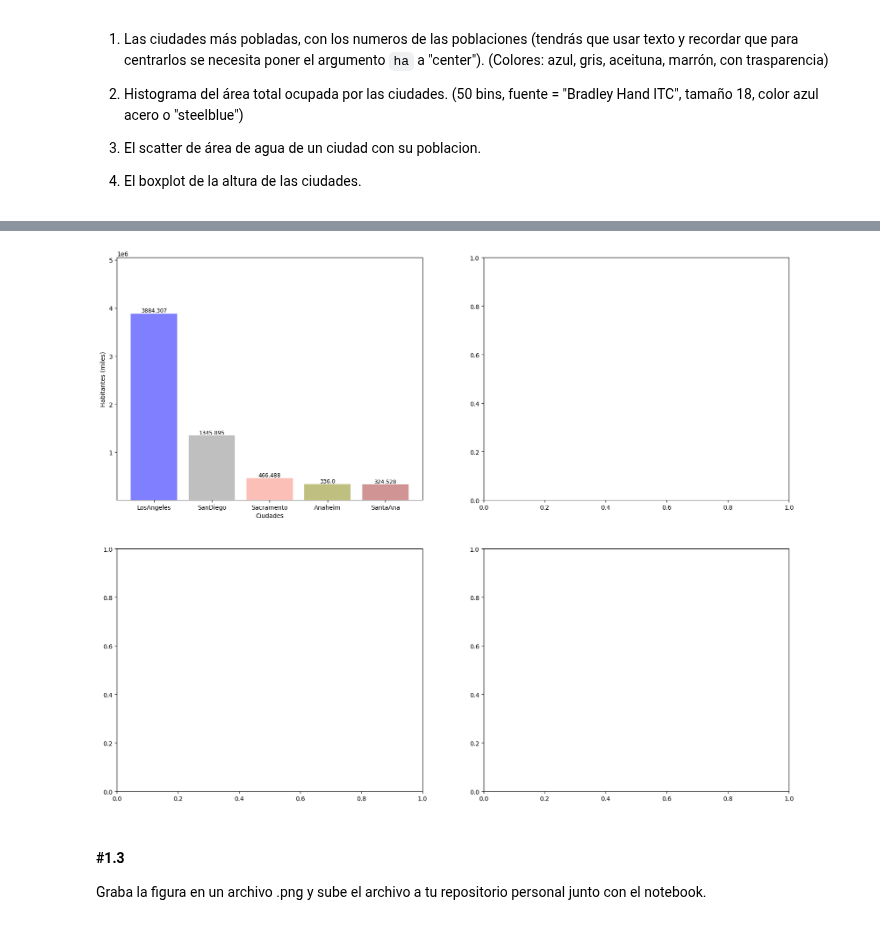
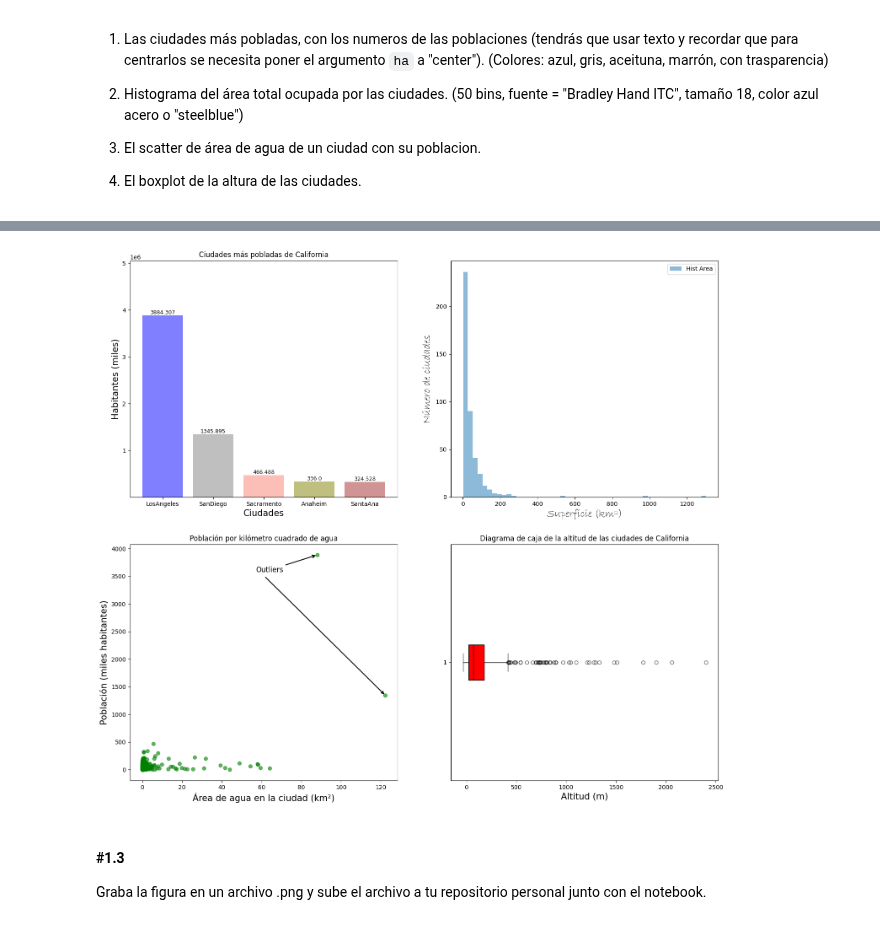
Before and after one commit to alejandroarbide/DS_Online_Ale_Arbide, a Jupyter notebook: 03_Data_Analysis/Sprint_08/Unidad_01_Visualizacion_Basica_Matplotlib/03_Practica_Obligatoria/18_Practica_Obligatoria_Visualizacion_Basica.ipynb, the cells around one changed output, grey strips where cells are left out. Saved outputs shown, nothing was run; the diff lists cells and outputs as text; code cells hidden in the pictures.

```diff
--- a/03_Data_Analysis/Sprint_08/Unidad_01_Visualizacion_Basica_Matplotlib/03_Practica_Obligatoria/18_Practica_Obligatoria_Visualizacion_Basica.ipynb
+++ b/03_Data_Analysis/Sprint_08/Unidad_01_Visualizacion_Basica_Matplotlib/03_Practica_Obligatoria/18_Practica_Obligatoria_Visualizacion_Basica.ipynb
@@ -93,28 +93,98 @@ Las figuras son:
 # %% [markdown]
 ![figura_ejempo.png](attachment:figura_ejempo.png)
 # %%
-frecuencias = df_casas.groupby("city")["population_total"].sum().sort_values(ascending=False).head(5)
-
-fig, ax = plt.subplots(2, 2,figsize=(20, 16))
+fig, ax = plt.subplots(2, 2,figsize=(18, 16))
 
 ax00 = ax[0, 0]   # superior-izquierda
 ax01 = ax[0, 1]   # superior-derecha
 ax10 = ax[1, 0]   # inferior-izquierda
 ax11 = ax[1, 1]   # inferior-derecha
 
-ax00.bar(frecuencias.index, frecuencias.values, color=["blue","gray","salmon","olive","brown"], alpha=0.5)
+# ax00
 
-for i, value in enumerate(frecuencias.values):
+frecuencias00 = df_casas.groupby("city")["population_total"].sum().sort_values(ascending=False).head(5)
+
+ax00.bar(frecuencias00.index, frecuencias00.values, color=["blue","gray","salmon","olive","brown"], alpha=0.5)
+
+for i, value in enumerate(frecuencias00.values):
     ax00.text(i, value, float(value/1000), ha='center', va="bottom", fontsize=9)
 
 
-ax00.set_ylim(bottom=1000, top=frecuencias.values.max()*1.3)
+ax00.set_ylim(bottom=1000, top=frecuencias00.values.max()*1.3)
 
-ax00.set_xlabel("Ciudades")
-ax00.set_ylabel("Habitantes (miles)")
-plt.show()
+ax00.set_xlabel("Ciudades", fontsize=15)
+ax00.set_ylabel("Habitantes (miles)", fontsize=15)
+ax00.set_title("Ciudades más pobladas de California")
+
+# ax01
+
+frecuencias01 = df_casas.groupby("city")["area_total_km2"].sum()
+
+ax01.hist(
+    frecuencias01,
+    bins=50,
+    alpha=0.5,
+    label="Hist Area"
+);
+
+ax01.set_xlabel("Superficie (km²)", fontsize=18, font="Bradley Hand ITC")
+ax01.set_ylabel("Número de ciudades", fontsize=18, font="Bradley Hand ITC")
+ax01.legend()
+
+# ax10
+
+frecuencias10 = df_casas.groupby("city")[["area_water_km2", "population_total"]].sum()
+frecuencias10
+
+ax10.scatter(
+    frecuencias10["area_water_km2"],
+    frecuencias10["population_total"] / 1000,  # en miles, como en el gráfico original
+    color="green",
+    alpha=0.6
+)
+
+ax10.set_xlabel("Área de agua en la ciudad (km²)", fontsize=15)
+ax10.set_ylabel("Población (miles habitantes)", fontsize=15)
+ax10.set_title("Población por kilómetro cuadrado de agua")
+
+outlier_pop = frecuencias10.loc[frecuencias10["population_total"].idxmax()]
+outlier_area = frecuencias10.loc[frecuencias10["area_water_km2"].idxmax()]
+
+# Anotaciones
+ax10.annotate(
+    "Outliers", fontsize=12,
+    xy=(outlier_pop["area_water_km2"], outlier_pop["population_total"] / 1000),
+    xytext=(outlier_pop["area_water_km2"] * 0.65, outlier_pop["population_total"] / 1000 * 0.92),
+    arrowprops=dict(arrowstyle="->", linewidth=1.5)
+)
+
+ax10.annotate(
+    "",
+    xy=(outlier_area["area_water_km2"], outlier_area["population_total"] / 1000),
+    xytext=(outlier_pop["area_water_km2"] * 0.7, outlier_pop["population_total"] / 1000 * 0.9),
+    arrowprops=dict(arrowstyle="->", linewidth=1.5)
+)
+
+# ax11
+
+altitud_ca = df_casas["elevation_m"].dropna()
+
+ax11.boxplot(
+    altitud_ca,
+    vert=False,        # vertical
+    showfliers=True,   # mostrar outliers
+    patch_artist=True,                      # permite colorear la caja
+    boxprops=dict(facecolor="red"),         # color de la caja
+    medianprops=dict(color="black"),        # color de la mediana
+    flierprops=dict(marker='o', alpha=0.6)  # outliers
+)
+
+ax11.set_xlabel("Altitud (m)", fontsize=15)
+ax11.set_title("Diagrama de caja de la altitud de las ciudades de California")
+
+plt.show();
 # %% [output]
-[figure, old version]
+[figure, new version]
 # %% [markdown]
 #### #1.3
 
```
Also changed, not shown: 1 other file.
